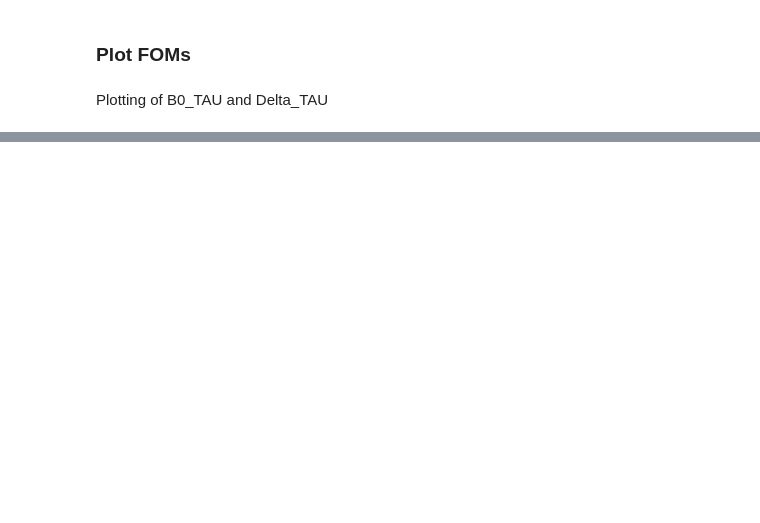
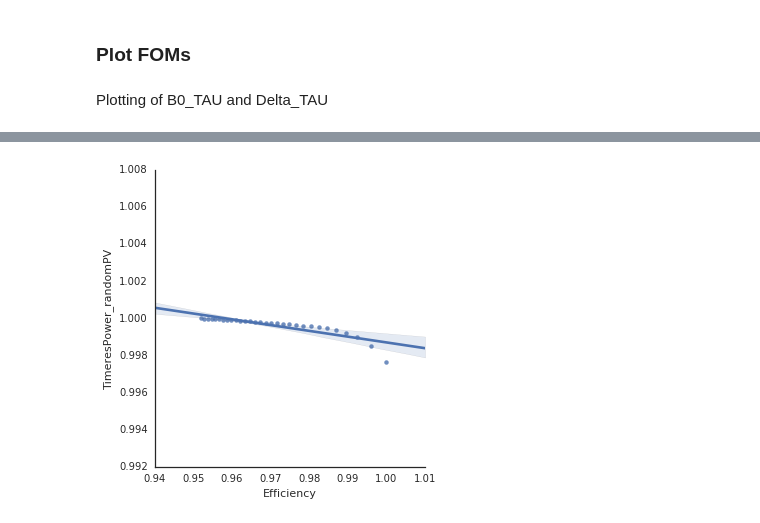
Before and after one commit to chasenberg/Masterthesis, a Jupyter notebook: notebooks/decaytime_studies/wrong_pv/Bd2JpsiKs_scandilution_randomsel_mc.ipynb, the cells around one changed output, grey strips where cells are left out. Saved outputs shown, nothing was run; the diff lists cells and outputs as text; code cells hidden in the pictures; blank space fills up the shorter version.

```diff
--- a/notebooks/decaytime_studies/wrong_pv/Bd2JpsiKs_scandilution_randomsel_mc.ipynb
+++ b/notebooks/decaytime_studies/wrong_pv/Bd2JpsiKs_scandilution_randomsel_mc.ipynb
@@ -451,0 +495,4 @@ if perform_dilution_scan==False:
+# %%
+test['TimeresPower_randomPV'] = np.array(ys['TimeresPower_randomPV'])
+test['TimeresPower_bestPV'] = np.array(ys['TimeresPower_bestPV'])
+test['Efficiency'] = np.array(ys['Efficiency'])
@@ -452,7 +519,10 @@ if perform_dilution_scan==False:
 # %%
 x = test['TimeresPower_randomPV'] = np.array(ys['TimeresPower_randomPV'])
 y = test['Efficiency'] = np.array(ys['Efficiency'])
-lm = sns.lmplot(x='TimeresPower_randomPV', y='Efficiency',data=test,x_estimator=np.mean)
+lm = sns.lmplot(x='Efficiency', y='TimeresPower_randomPV',data=test,fit_reg=True)#,x_estimator=np.mean)
 axes = lm.axes
-axes[0,0].set_ylim(0.4,1)
-axes[0,0].set_xlim(0.99,1.05)
+#axes[0,0].set_xlim(x.min(),x.max())
+#axes[0,0].set_ylim(y.min(),y.max())
+lm.savefig("/home/chasenberg/plots/wrong_pv/timres_eff_random.pdf")
+# %% [output]
+[figure, added]
```
Also changed, not shown: parts of 19 cells of this notebook.
